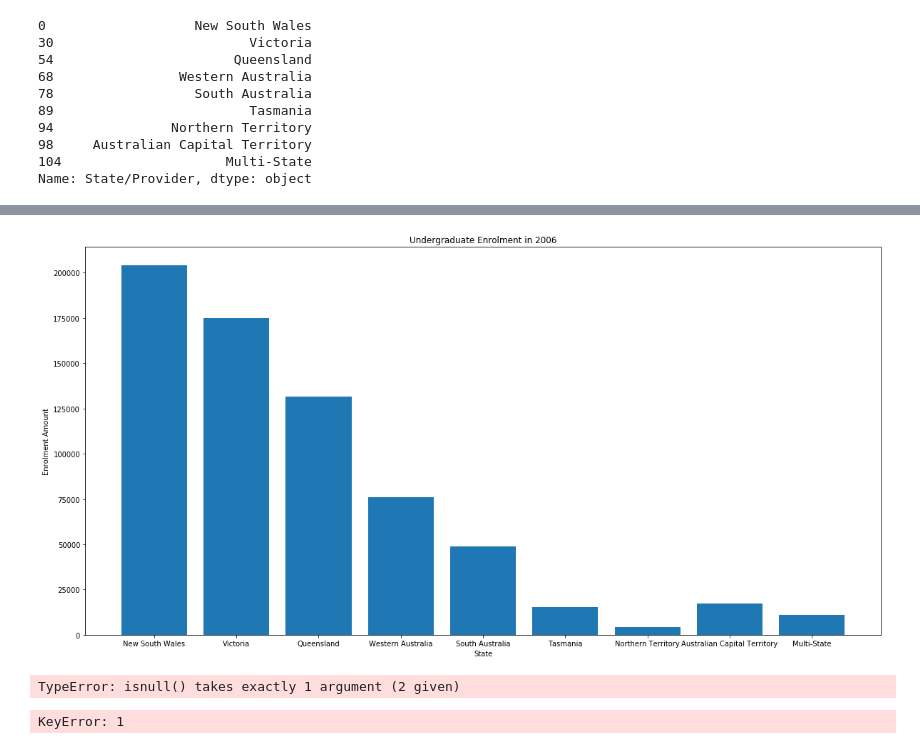
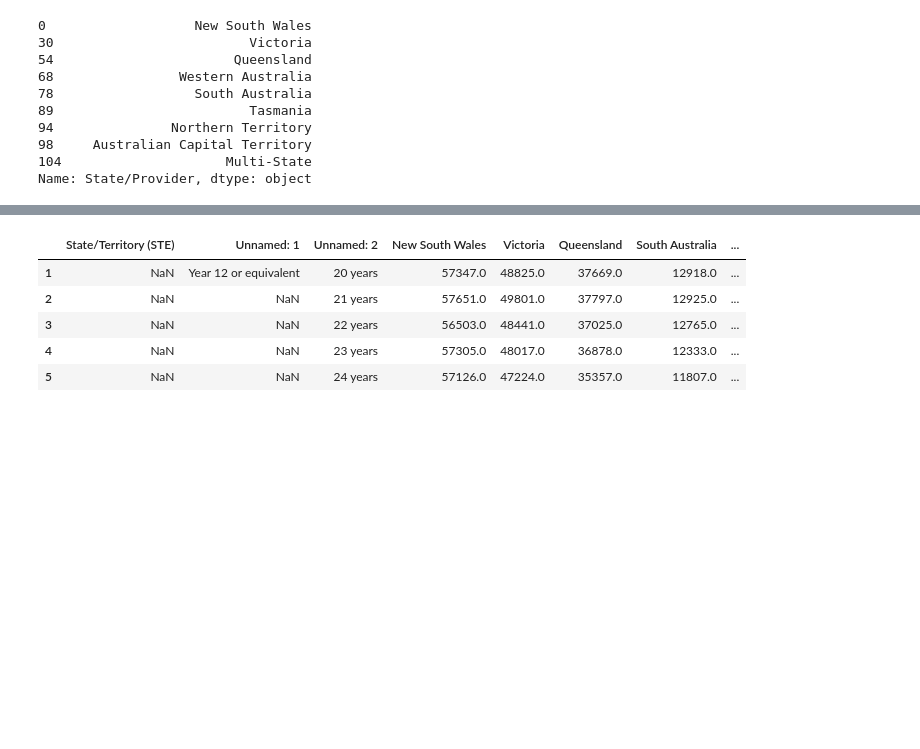
Before and after one commit to tomwyb/code1161base, a Jupyter notebook: week6/immunisation_table.ipynb, the cells around one changed output, grey strips where cells are left out. Saved outputs shown, nothing was run; the diff lists cells and outputs as text; code cells hidden in the pictures; blank space fills up the shorter version.

```diff
--- a/week6/immunisation_table.ipynb
+++ b/week6/immunisation_table.ipynb
@@ -139,30 +189,19 @@ Name: State/Provider, dtype: object
+# %%
+census.iloc[1:6]
+# %% [output]
+|  | State/Territory (STE) | Unnamed: 1 | Unnamed: 2 | New South Wales | Victoria | Queensland | South Australia | ... |
+| 1 | NaN | Year 12 or equivalent | 20 years | 57347.0 | 48825.0 | 37669.0 | 12918.0 | ... |
+| 2 | NaN | NaN | 21 years | 57651.0 | 49801.0 | 37797.0 | 12925.0 | ... |
+| 3 | NaN | NaN | 22 years | 56503.0 | 48441.0 | 37025.0 | 12765.0 | ... |
+| 4 | NaN | NaN | 23 years | 57305.0 | 48017.0 | 36878.0 | 12333.0 | ... |
+| 5 | NaN | NaN | 24 years | 57126.0 | 47224.0 | 35357.0 | 11807.0 | ... |
 # %%
 intervals = range(len(state_subtotal["Sub-total Undergraduate"]))
 labels = list(state_name)
 
-plt.bar(intervals, state_subtotal["Sub-total Undergraduate"]);
+plt.bar(intervals, subtotal_undergrad_byage);
 
 plt.xticks(intervals, labels);
 plt.title("Undergraduate Enrolment in 2006");
 plt.ylabel("Enrolment Amount");
 plt.xlabel("State");
-# %% [output]
-[figure, removed]
-# %%
-state_name_student = local_datapd.isnull(local_data["Sub-total"])
-state_name_student
-# %% [output]
-TypeError: isnull() takes exactly 1 argument (2 given)
-# %%
-state_subtotal_clean = state_subtotal["Sub-total"]
-# len(state_subtotal_clean) = 9
-state_name_student_clean = state_name_student["Unnamed: 0"]
-# len(state_name_student_clean) = 10
-
-enrolment_array = []
-for i in range(len(state_name_student_clean)):
-    enrolment_array.append(state_name_student_clean[i])
-#     enrolment_array.append(state_subtotal_clean[i])
-enrolment_array
-# %% [output]
-KeyError: 1
```
Also changed, not shown: parts of 9 cells of this notebook, 1 other file.
